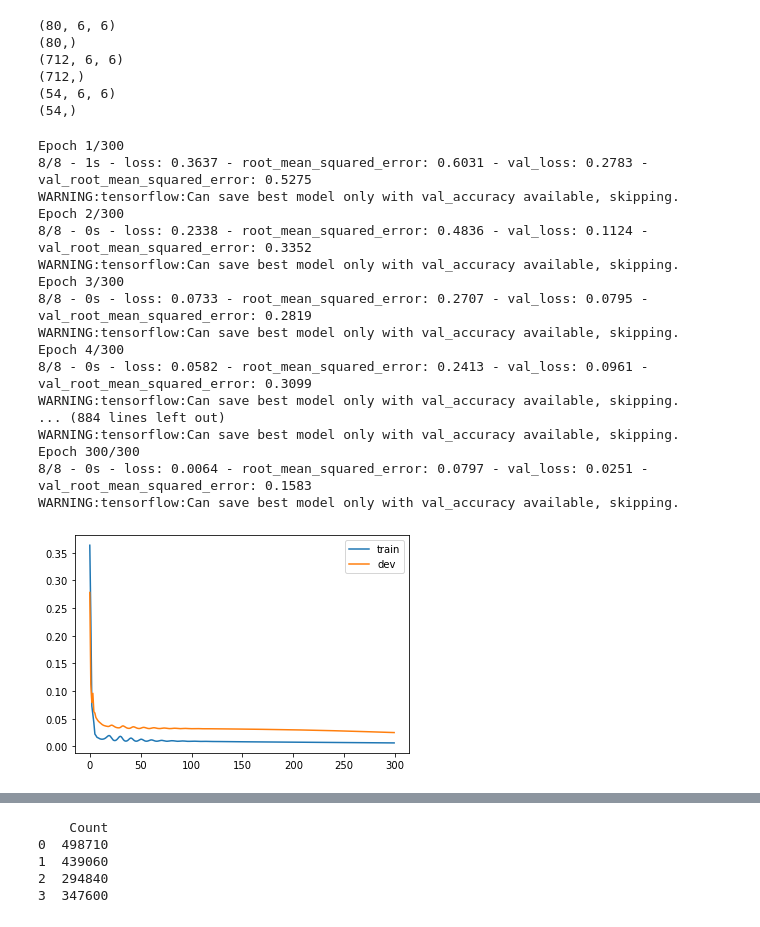
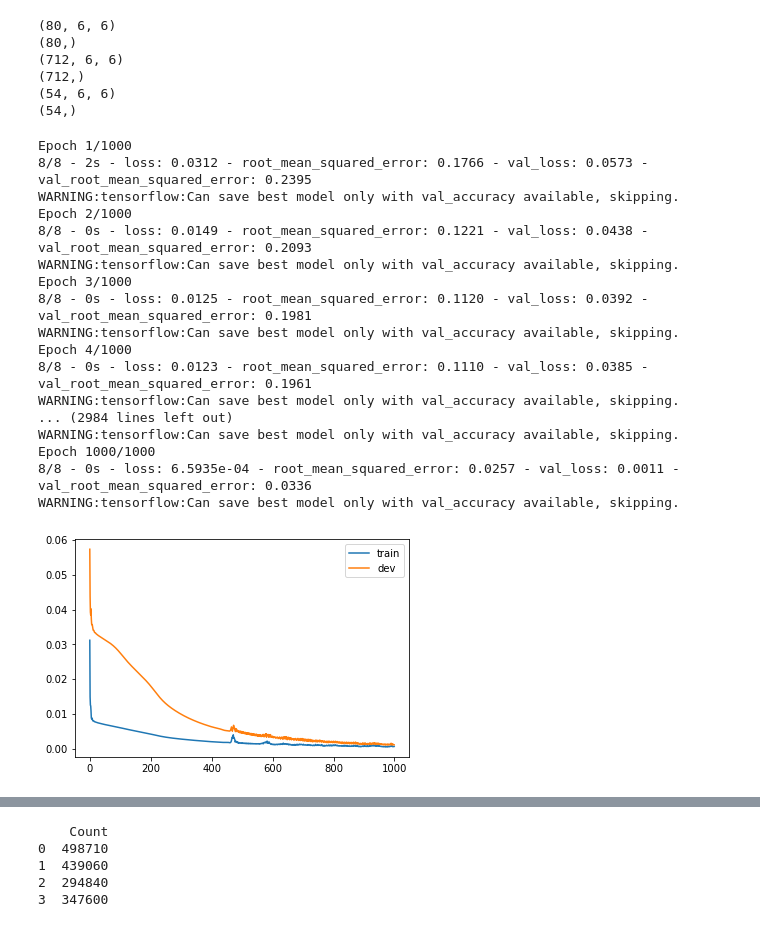
Before and after one commit to Abdul-Omira/SalmonNet, a Jupyter notebook: multivar_simple_rnn.ipynb, the cells around one changed output, grey strips where cells are left out. Saved outputs shown, nothing was run; the diff lists cells and outputs as text; code cells hidden in the pictures.

```diff
--- a/multivar_simple_rnn.ipynb
+++ b/multivar_simple_rnn.ipynb
@@ -474,39 +474,39 @@ print(test_y.shape)
 # %%
 # design network
 model = Sequential()
 model.add(SimpleRNN(50, input_shape=(train_X.shape[1], train_X.shape[2]), return_sequences=True))
 # model.add(SimpleRNN(50, return_sequences=True))
 # model.add(SimpleRNN(50, return_sequences=True))
 model.add(SimpleRNN(1))
 # model.add(Dense(1))
 model.compile(loss='mean_squared_error', optimizer='adam',  metrics=[tf.keras.metrics.RootMeanSquaredError()])
 # fit network
 #
-history = model.fit(train_X, train_y, epochs=300, batch_size=100, validation_data=(X_dev, y_dev), verbose=2, shuffle=False, callbacks=[model_checkpoint_callback])
+history = model.fit(train_X, train_y, epochs=1000, batch_size=100, validation_data=(X_dev, y_dev), verbose=2, shuffle=False, callbacks=[model_checkpoint_callback])
 # plot history
 plt.plot(history.history['loss'], label='train')
 plt.plot(history.history['val_loss'], label='dev')
 plt.legend()
 plt.show()
 # %% [output]
-Epoch 1/300
-8/8 - 1s - loss: 0.3637 - root_mean_squared_error: 0.6031 - val_loss: 0.2783 - val_root_mean_squared_error: 0.5275
+Epoch 1/1000
+8/8 - 2s - loss: 0.0312 - root_mean_squared_error: 0.1766 - val_loss: 0.0573 - val_root_mean_squared_error: 0.2395
 WARNING:tensorflow:Can save best model only with val_accuracy available, skipping.
-Epoch 2/300
-8/8 - 0s - loss: 0.2338 - root_mean_squared_error: 0.4836 - val_loss: 0.1124 - val_root_mean_squared_error: 0.3352
+Epoch 2/1000
+8/8 - 0s - loss: 0.0149 - root_mean_squared_error: 0.1221 - val_loss: 0.0438 - val_root_mean_squared_error: 0.2093
 WARNING:tensorflow:Can save best model only with val_accuracy available, skipping.
-Epoch 3/300
-8/8 - 0s - loss: 0.0733 - root_mean_squared_error: 0.2707 - val_loss: 0.0795 - val_root_mean_squared_error: 0.2819
+Epoch 3/1000
+8/8 - 0s - loss: 0.0125 - root_mean_squared_error: 0.1120 - val_loss: 0.0392 - val_root_mean_squared_error: 0.1981
 WARNING:tensorflow:Can save best model only with val_accuracy available, skipping.
-Epoch 4/300
-8/8 - 0s - loss: 0.0582 - root_mean_squared_error: 0.2413 - val_loss: 0.0961 - val_root_mean_squared_error: 0.3099
+Epoch 4/1000
+8/8 - 0s - loss: 0.0123 - root_mean_squared_error: 0.1110 - val_loss: 0.0385 - val_root_mean_squared_error: 0.1961
 WARNING:tensorflow:Can save best model only with val_accuracy available, skipping.
-... (884 lines left out)
+... (2984 lines left out)
 WARNING:tensorflow:Can save best model only with val_accuracy available, skipping.
-Epoch 300/300
-8/8 - 0s - loss: 0.0064 - root_mean_squared_error: 0.0797 - val_loss: 0.0251 - val_root_mean_squared_error: 0.1583
+Epoch 1000/1000
+8/8 - 0s - loss: 6.5935e-04 - root_mean_squared_error: 0.0257 - val_loss: 0.0011 - val_root_mean_squared_error: 0.0336
 WARNING:tensorflow:Can save best model only with val_accuracy available, skipping.
-[figure, old version]
+[figure, new version]
 # %%
 # make a prediction
 yhat = model.predict(test_X)
```
Also changed, not shown: parts of 9 cells of this notebook, 2 other files.
